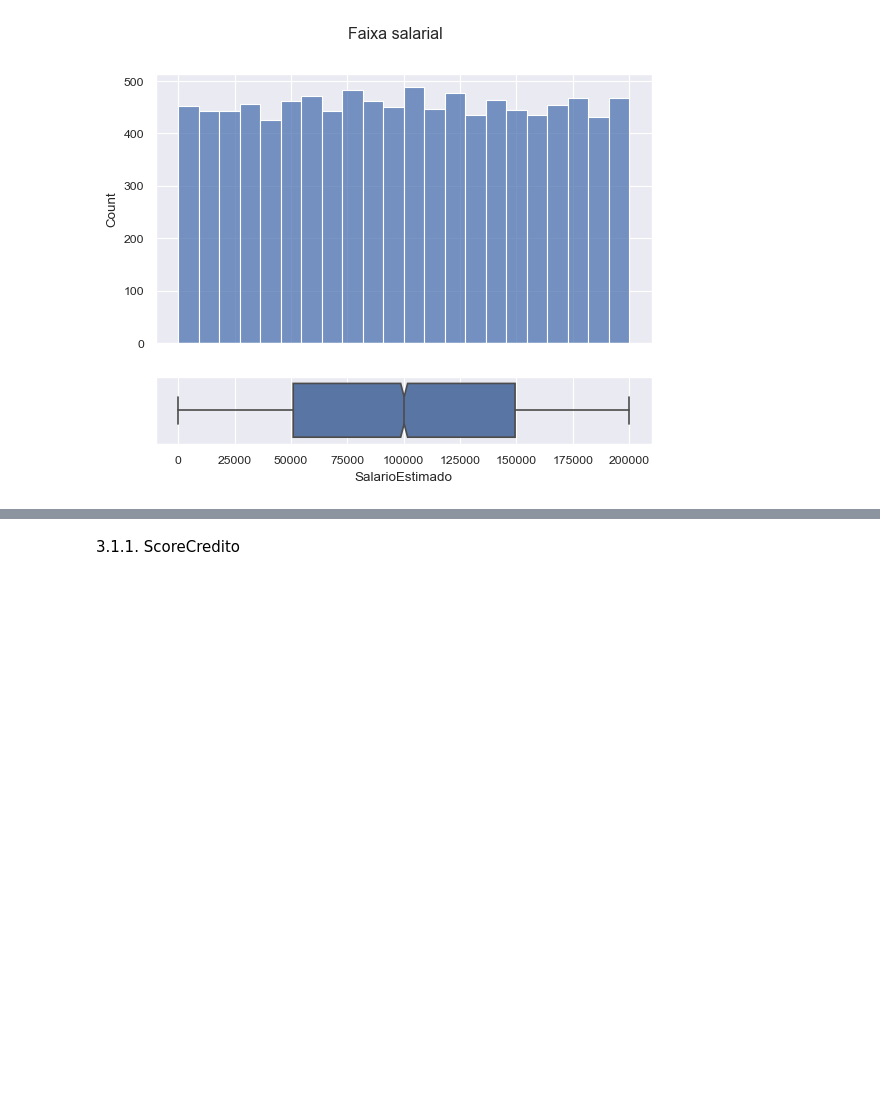
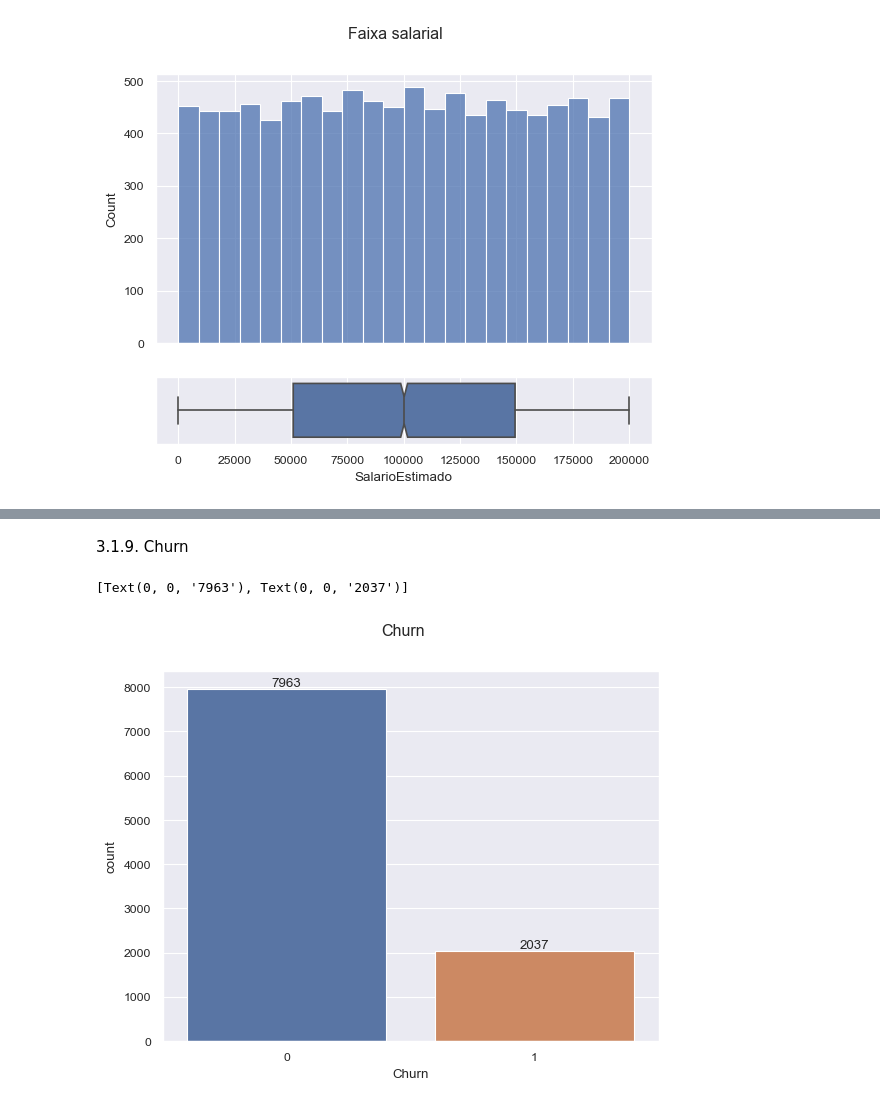
Before and after one commit to willyferreira/bank_churn, a Jupyter notebook: churn.ipynb, the cells around one changed output, grey strips where cells are left out. Saved outputs shown, nothing was run; the diff lists cells and outputs as text; code cells hidden in the pictures; blank space fills up the shorter version.

```diff
--- a/churn.ipynb
+++ b/churn.ipynb
@@ -251,3 +297,14 @@ sns.boxplot(x = df.SalarioEstimado, fliersize = 2, notch = True, ax = axs[1])
+# %% [markdown]
+3.1.9. Churn
+# %%
+#Título da imagem
+plt.suptitle('Churn')
+ax = sns.countplot(data = df, x = df['Churn'])
+#Inclusão dos rótulos
+ax.bar_label(ax.containers[0])
+# %% [output]
+[Text(0, 0, '7963'), Text(0, 0, '2037')]
+[figure, added]
 # %%
 #Definição do estilo dos gráficos
 #plt.style.use('seaborn-v0_8')
@@ -255,5 +312,3 @@ sns.boxplot(x = df.SalarioEstimado, fliersize = 2, notch = True, ax = axs[1])
 # %%
 #Definição do template dos gráficos
 #pio.templates.default = 'seaborn'
-# %% [markdown]
-3.1.1. ScoreCredito
```
Also changed, not shown: parts of 18 cells of this notebook.
